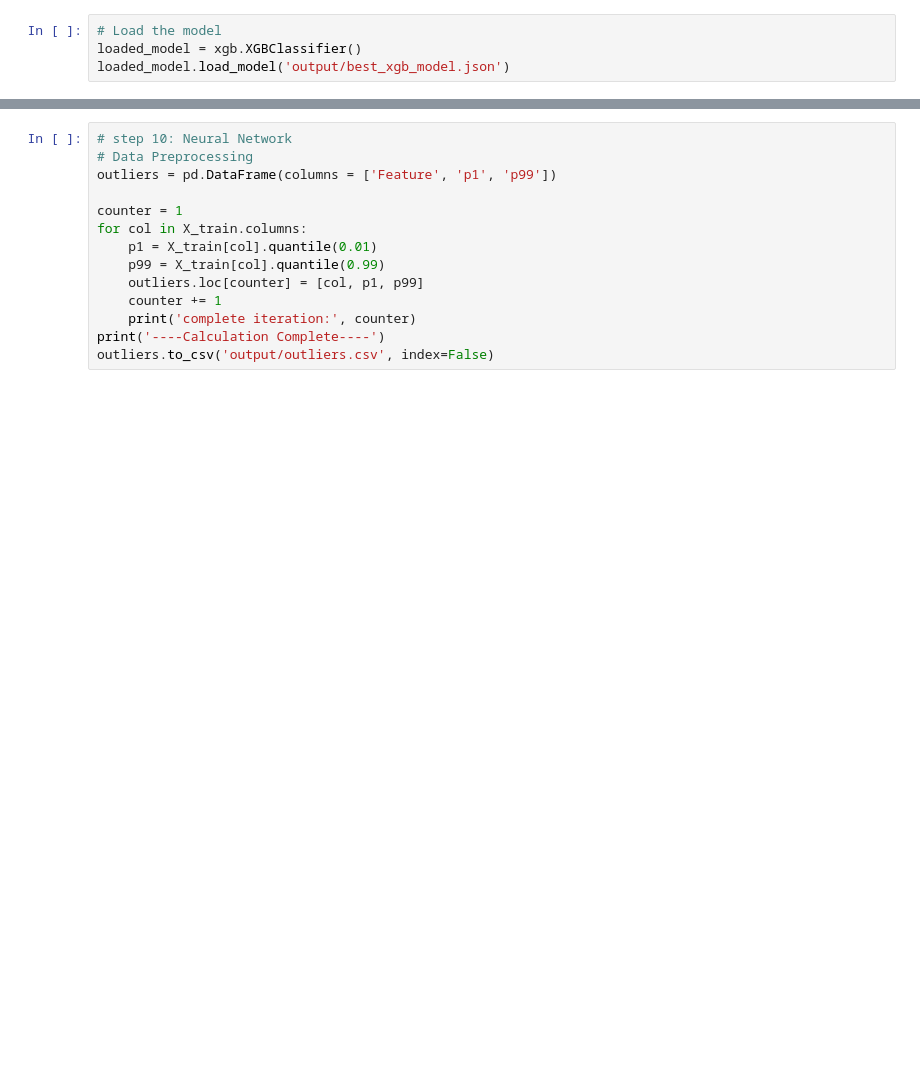
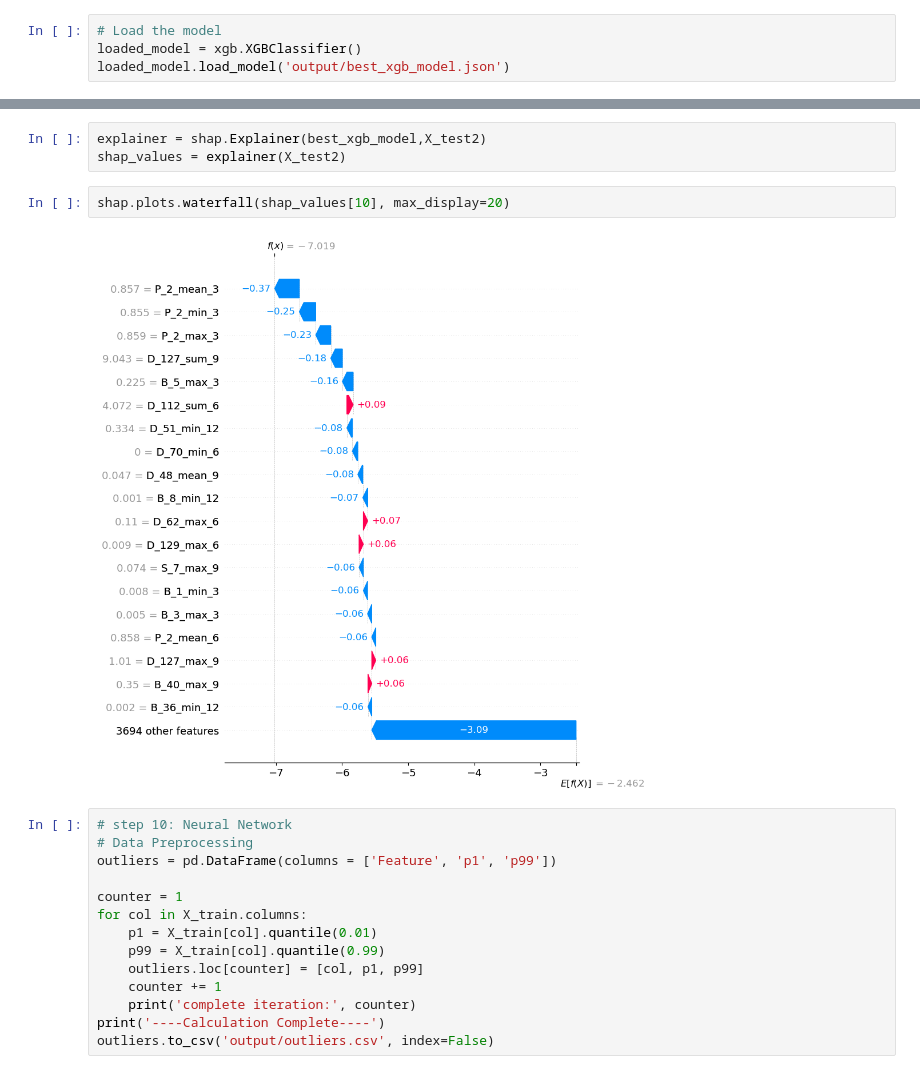
Before and after one commit to itoshiyanazawa/fall2024_ml_credit_risk, a Jupyter notebook: analysis_itoshi.ipynb, the cells around one changed output, grey strips where cells are left out. Cells and saved outputs as stored; diff of their text form; blank space fills up the shorter version.

```diff
--- a/analysis_itoshi.ipynb
+++ b/analysis_itoshi.ipynb
@@ -753,3 +829,10 @@ loaded_model.load_model('output/best_xgb_model.json')
+# %%
+explainer = shap.Explainer(best_xgb_model,X_test2)
+shap_values = explainer(X_test2)
+# %%
+shap.plots.waterfall(shap_values[10], max_display=20)
+# %% [output]
+[figure, added]
 # %%
 # step 10: Neural Network
 # Data Preprocessing
```
Also changed, not shown: parts of 13 cells of this notebook.
